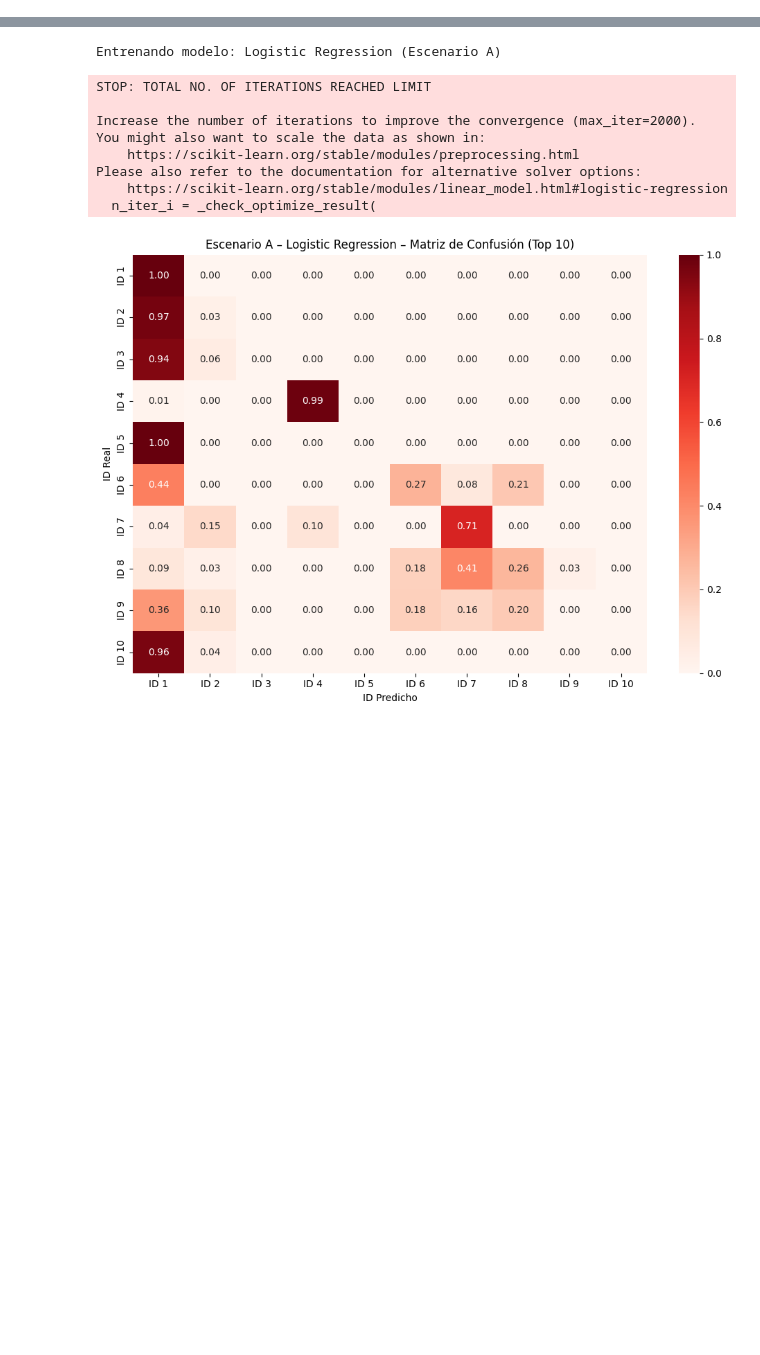
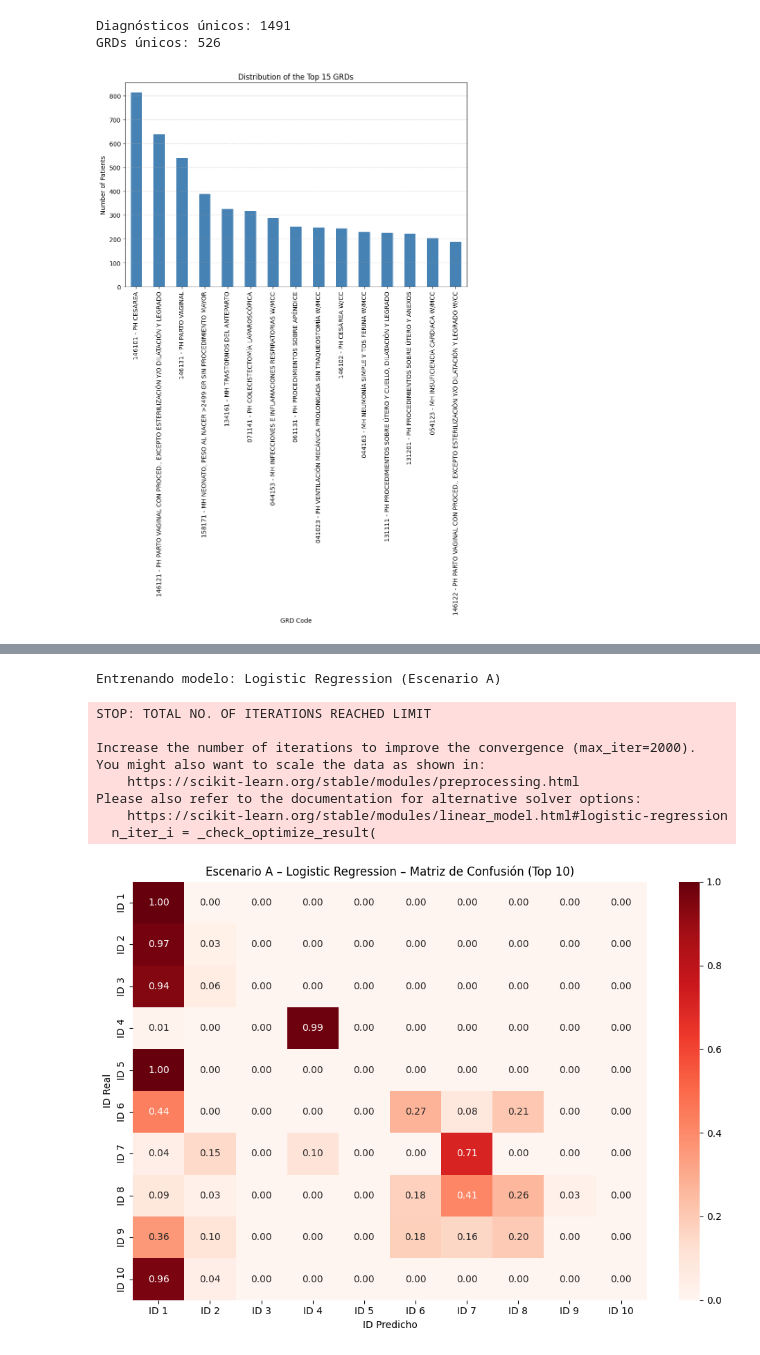
Before and after one commit to driosalegria/MSI608_PROYECTO_1_PREDICCION_DEL_GRD, a Jupyter notebook: Escenarios_Consolidado.ipynb, the cells around one changed output, grey strips where cells are left out. Saved outputs shown, nothing was run; the diff lists cells and outputs as text; code cells hidden in the pictures; blank space fills up the shorter version.

```diff
--- a/Escenarios_Consolidado.ipynb
+++ b/Escenarios_Consolidado.ipynb
@@ -0,0 +1,14 @@
+# %%
+import pandas as pd
+import numpy as np
+import matplotlib.pyplot as plt
+import seaborn as sns
+
+# ------------------ CARGA DATOS ------------------
+df = pd.read_csv(r"C:\Users\drios\OneDrive\Desktop\Python\MSI608_Proyecto_1\Datasets\dataset_elpino.csv", sep=None, engine="python")
+
+# Estadísticas para numéricas
+print(df[['Edad en años']].describe())
+
+# Estadísticas para categóricas
+print(df['Sexo (Desc)'].value_counts(normalize=True))
@@ -0,0 +29,22 @@
+# %%
+# Conteo de códigos únicos
+n_diag = df['Diag 01 Principal (cod+des)'].nunique()
+n_grd = df['GRD'].nunique()
+
+print(f"Diagnósticos únicos: {n_diag}")
+print(f"GRDs únicos: {n_grd}")
+# %% [output]
+Diagnósticos únicos: 1491
+GRDs únicos: 526
+# %%
+# Figura de distribución de GRDs
+plt.figure(figsize=(10,6))
+df['GRD'].value_counts().head(15).plot(kind='bar', color='steelblue')
+plt.title('Distribution of the Top 15 GRDs')
+plt.xlabel('GRD Code')
+plt.ylabel('Number of Patients')
+plt.grid(axis='y', linestyle='--', alpha=0.7)
+plt.tight_layout()
+plt.savefig('grd_distribution.png')
+# %% [output]
+[figure, added]
```
Also changed, not shown: parts of 2 cells of this notebook.
